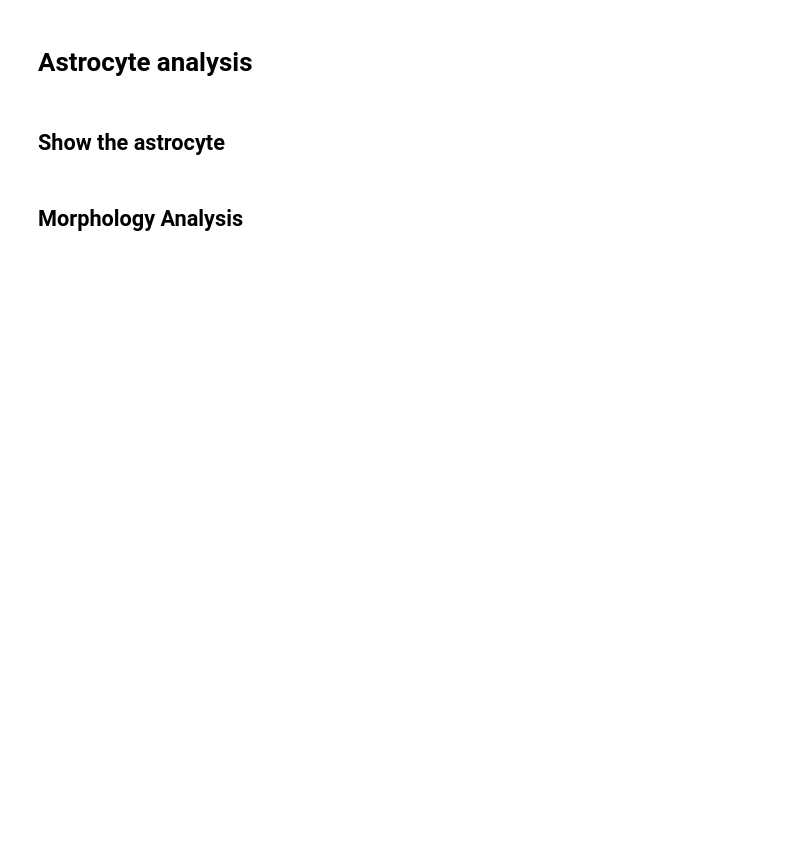
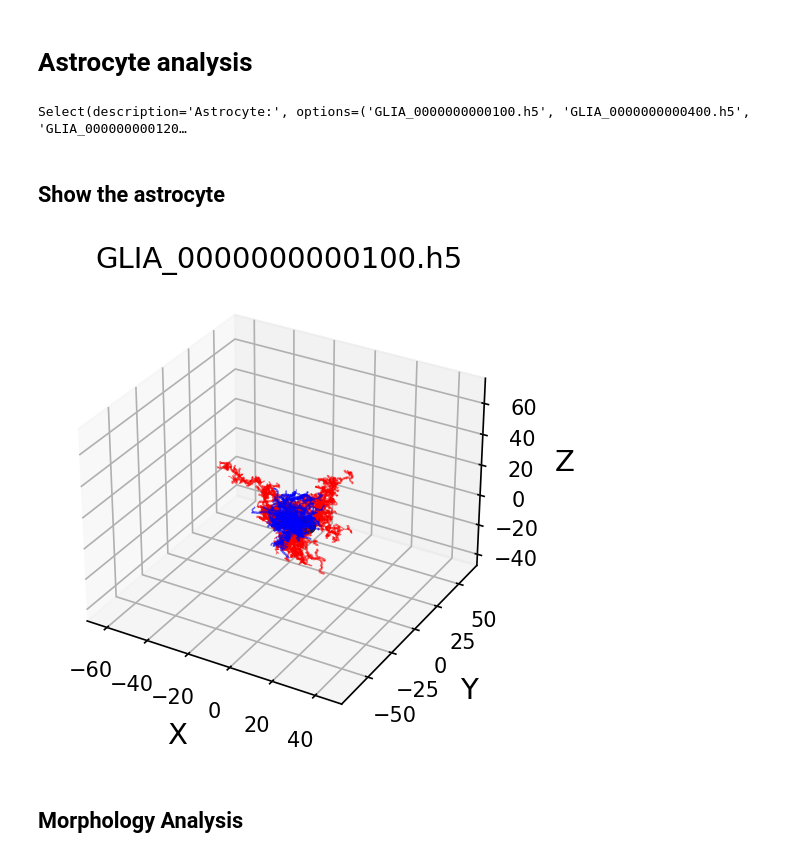
Before and after one commit to BlueBrain/NeuroM, a Jupyter notebook: tutorial/astrocyte_analysis.ipynb, the cells around one changed output. Cells and saved outputs as stored; diff of their text form; code cells hidden in the pictures; blank space fills up the shorter version.

Commit message:
Update example notebook for astrocyte analysis

```diff
--- a/tutorial/astrocyte_analysis.ipynb
+++ b/tutorial/astrocyte_analysis.ipynb
@@ -14,2 +15,24 @@ astrocyte = nm.load_neuron(path_to_astrocyte)
+# %%
+import matplotlib.pyplot as plt
+plt.rcParams['figure.dpi'] = 150
+# %%
+astrocyte_base_url = "https://bbp.epfl.ch/ngv-portal/data/anatomy/reconstruction-data/synthesized-astrocyte-morphologies"
+astrocyte_filenames = ["GLIA_0000000000100.h5", "GLIA_0000000000400.h5", "GLIA_0000000001200.h5", "GLIA_0000000001500.h5", "GLIA_0000000002350.h5", "GLIA_0000000003100.h5", "GLIA_0000000003400.h5", "GLIA_0000000004200.h5", "GLIA_0000000004500.h5", "GLIA_0000000000200.h5", "GLIA_0000000000500.h5", "GLIA_0000000001350.h5", "GLIA_0000000002100.h5", "GLIA_0000000002400.h5", "GLIA_0000000003250.h5", "GLIA_0000000003500.h5", "GLIA_0000000004300.h5", "GLIA_0000000000300.h5", "GLIA_0000000001100.h5", "GLIA_0000000001400.h5", "GLIA_0000000002250.h5", "GLIA_0000000002500.h5", "GLIA_0000000003350.h5", "GLIA_0000000004100.h5", "GLIA_0000000004400.h5"]
+# %%
+astrocyte_select = widgets.Select(
+    options=astrocyte_filenames,
+    value=astrocyte_filenames[0],
+    rows=10,
+    description='Astrocyte:',
+    disabled=False
+)
+display(astrocyte_select)
+# %% [output]
+Select(description='Astrocyte:', options=('GLIA_0000000000100.h5', 'GLIA_0000000000400.h5', 'GLIA_000000000120…
+# %%
+astrocyte_url = f'{astrocyte_base_url}/{astrocyte_select.value}'
+wget.download(astrocyte_url, os.getcwd())
+
+astrocyte = nm.load_morphology(astrocyte_select.value)
 # %% [markdown]
 ## Show the astrocyte
@@ -18,3 +39,7 @@ fig, ax = draw(astrocyte, inline=True)
+# %%
+matplotlib_impl.plot_morph3d(astrocyte)
+# %% [output]
+[figure, added]
 # %% [markdown]
 ## Morphology Analysis
 # %%
```
Also changed, not shown: parts of 8 cells of this notebook.
